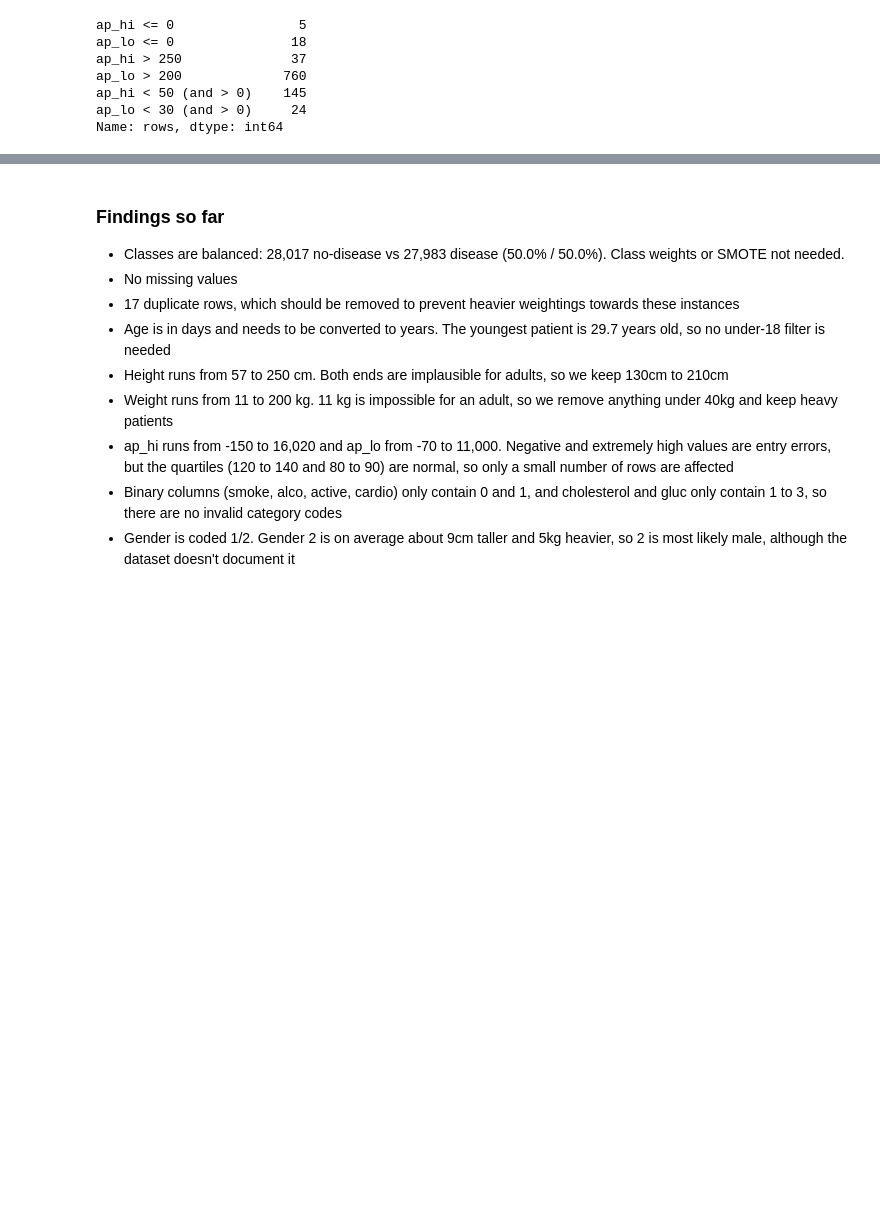
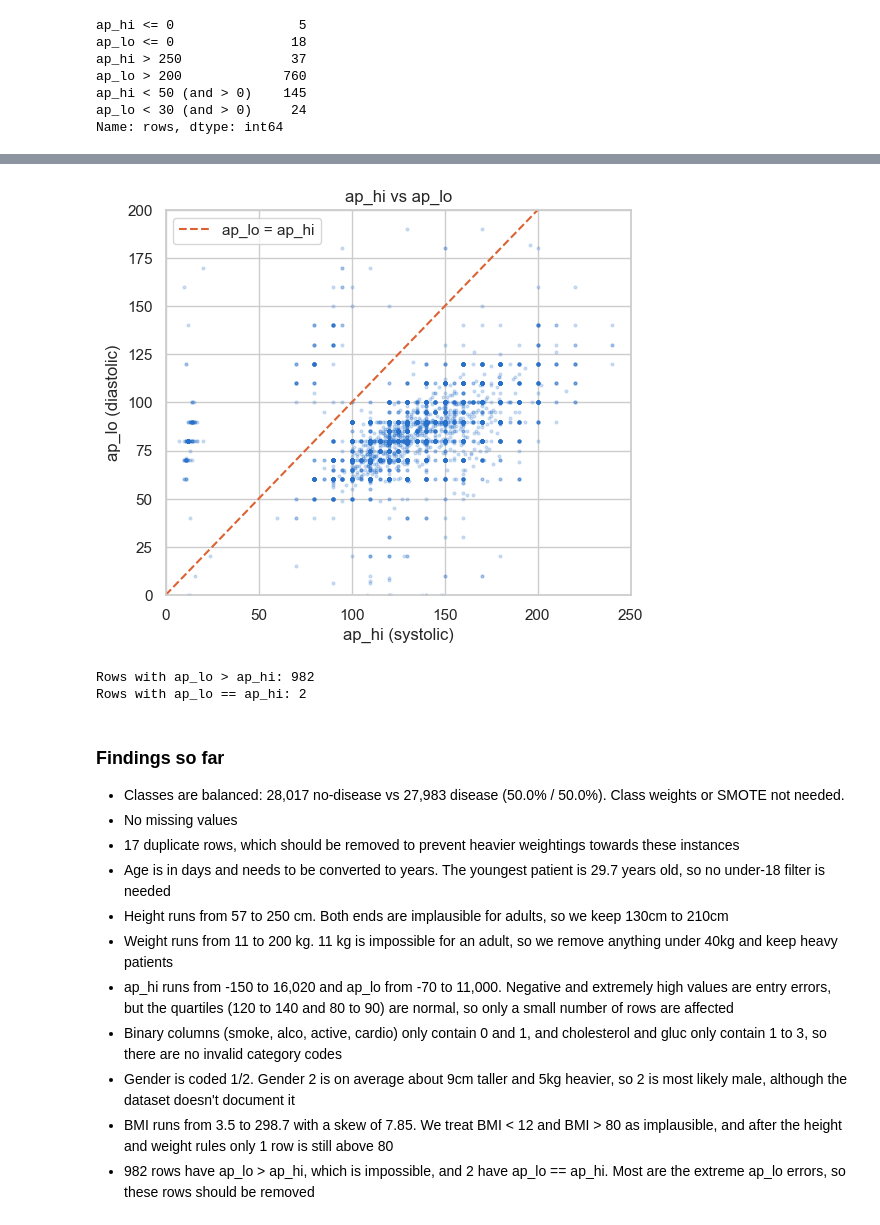
Before and after one commit to jt1732/HealthRiskPredictor, a Jupyter notebook: modelv2/eda.ipynb, the cells around one changed output, grey strips where cells are left out. Cells and saved outputs as stored; diff of their text form; code cells hidden in the pictures; blank space fills up the shorter version.

```diff
--- a/modelv2/eda.ipynb
+++ b/modelv2/eda.ipynb
@@ -187,3 +235,22 @@ Name: rows, dtype: int64
+# %%
+fig, ax = plt.subplots(figsize=(6, 5))
+ax.scatter(train_df["ap_hi"], train_df["ap_lo"], s=4, alpha=0.2, color=CLASS_COLOURS[0])
+ax.plot([0, 250], [0, 250], color=CLASS_COLOURS[1], linestyle="--", label="ap_lo = ap_hi")
+ax.set_xlim(0, 250)
+ax.set_ylim(0, 200)
+ax.set_xlabel("ap_hi (systolic)")
+ax.set_ylabel("ap_lo (diastolic)")
+ax.set_title("ap_hi vs ap_lo")
+ax.legend()
+plt.show()
+# %% [output]
+[figure, added]
+# %%
+print("Rows with ap_lo > ap_hi:", (train_df["ap_lo"] > train_df["ap_hi"]).sum())
+print("Rows with ap_lo == ap_hi:", (train_df["ap_lo"] == train_df["ap_hi"]).sum())
+# %% [output]
+Rows with ap_lo > ap_hi: 982
+Rows with ap_lo == ap_hi: 2
 # %% [markdown]
 ### Findings so far
 - Classes are balanced: 28,017 no-disease vs 27,983 disease (50.0% / 50.0%). Class weights or SMOTE not needed.
@@ -195,3 +262,5 @@ Name: rows, dtype: int64
 - ap_hi runs from -150 to 16,020 and ap_lo from -70 to 11,000. Negative and extremely high values are entry errors, but the quartiles (120 to 140 and 80 to 90) are normal, so only a small number of rows are affected
 - Binary columns (smoke, alco, active, cardio) only contain 0 and 1, and cholesterol and gluc only contain 1 to 3, so there are no invalid category codes
 - Gender is coded 1/2. Gender 2 is on average about 9cm taller and 5kg heavier, so 2 is most likely male, although the dataset doesn't document it
+- BMI runs from 3.5 to 298.7 with a skew of 7.85. We treat BMI < 12 and BMI > 80 as implausible, and after the height and weight rules only 1 row is still above 80
+- 982 rows have ap_lo > ap_hi, which is impossible, and 2 have ap_lo == ap_hi. Most are the extreme ap_lo errors, so these rows should be removed
```
Also changed, not shown: parts of 6 cells of this notebook.
